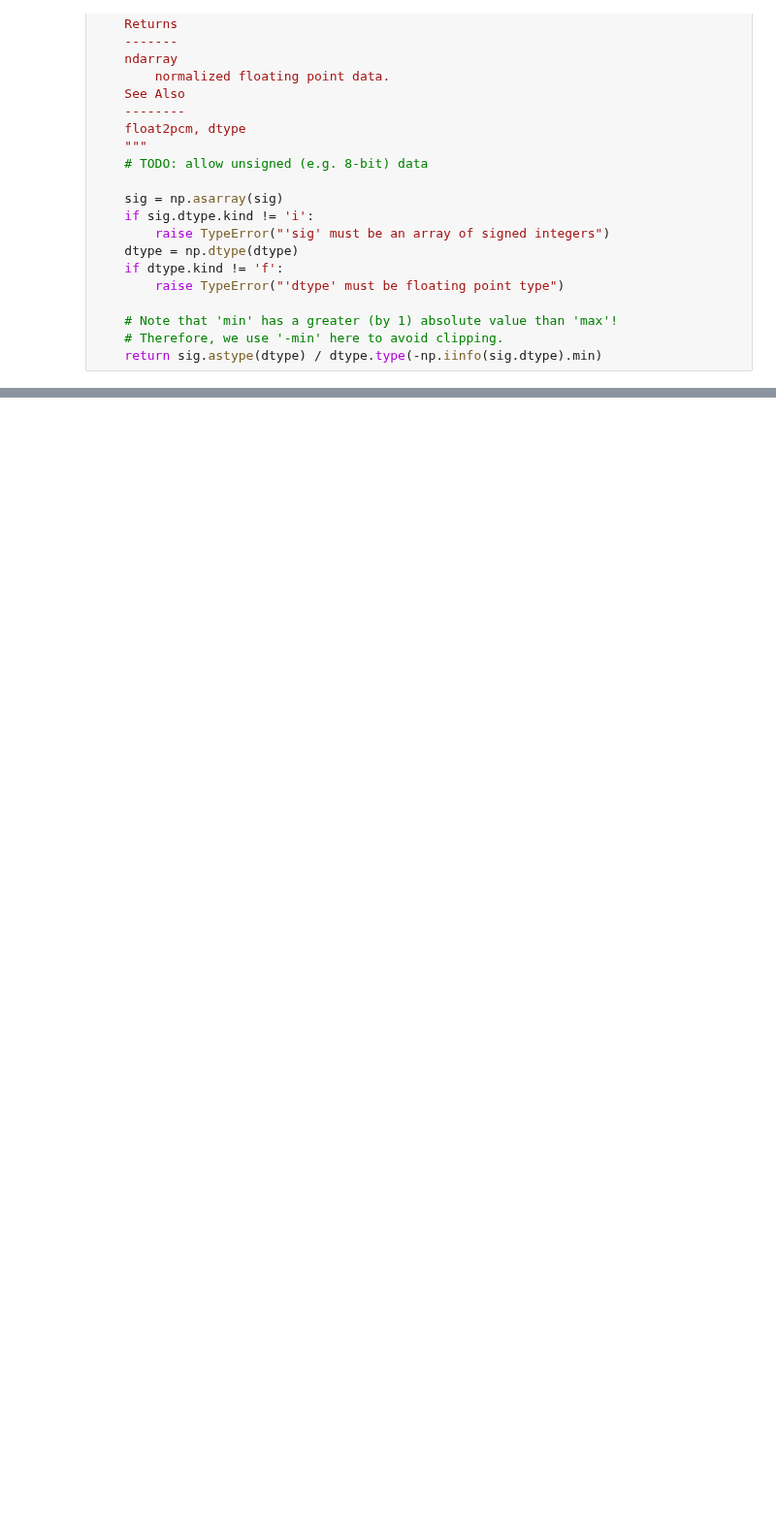
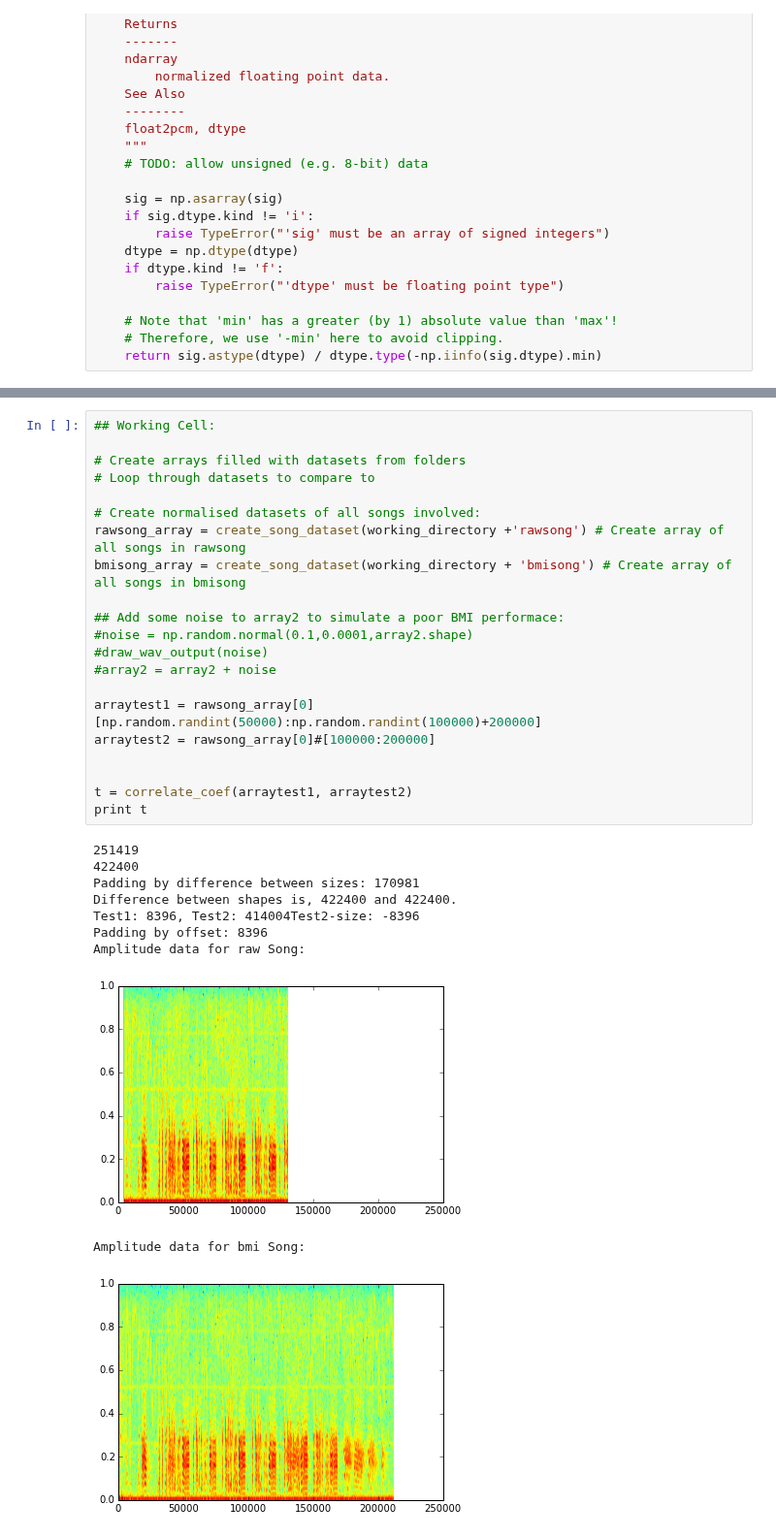
Before and after one commit to BirdMI-UniversityofAuckland/MichaelSandbox, a Jupyter notebook: BIRDMI_Correl_v1.ipynb, the cells around one changed output, grey strips where cells are left out. Shown at 97% size. Cells and saved outputs as stored; diff of their text form; blank space fills up the shorter version.

```diff
--- a/BIRDMI_Correl_v1.ipynb
+++ b/BIRDMI_Correl_v1.ipynb
@@ -258,0 +230,32 @@ Final Coefficients Data:
+# %%
+## Working Cell:
+
+# Create arrays filled with datasets from folders
+# Loop through datasets to compare to
+
+# Create normalised datasets of all songs involved:
+rawsong_array = create_song_dataset(working_directory +'rawsong') # Create array of all songs in rawsong
+bmisong_array = create_song_dataset(working_directory + 'bmisong') # Create array of all songs in bmisong
+
+## Add some noise to array2 to simulate a poor BMI performace:
+#noise = np.random.normal(0.1,0.0001,array2.shape)
+#draw_wav_output(noise)
+#array2 = array2 + noise
+
+arraytest1 = rawsong_array[0][np.random.randint(50000):np.random.randint(100000)+200000]
+arraytest2 = rawsong_array[0]#[100000:200000]
+
+
+t = correlate_coef(arraytest1, arraytest2)
+print t
+# %% [output]
+251419
+422400
+Padding by difference between sizes: 170981
+Difference between shapes is, 422400 and 422400.
+Test1: 8396, Test2: 414004Test2-size: -8396
+Padding by offset: 8396
+Amplitude data for raw Song:
+[figure, added]
+Amplitude data for bmi Song:
+[figure, added]
```
Also changed, not shown: parts of 6 cells of this notebook.
